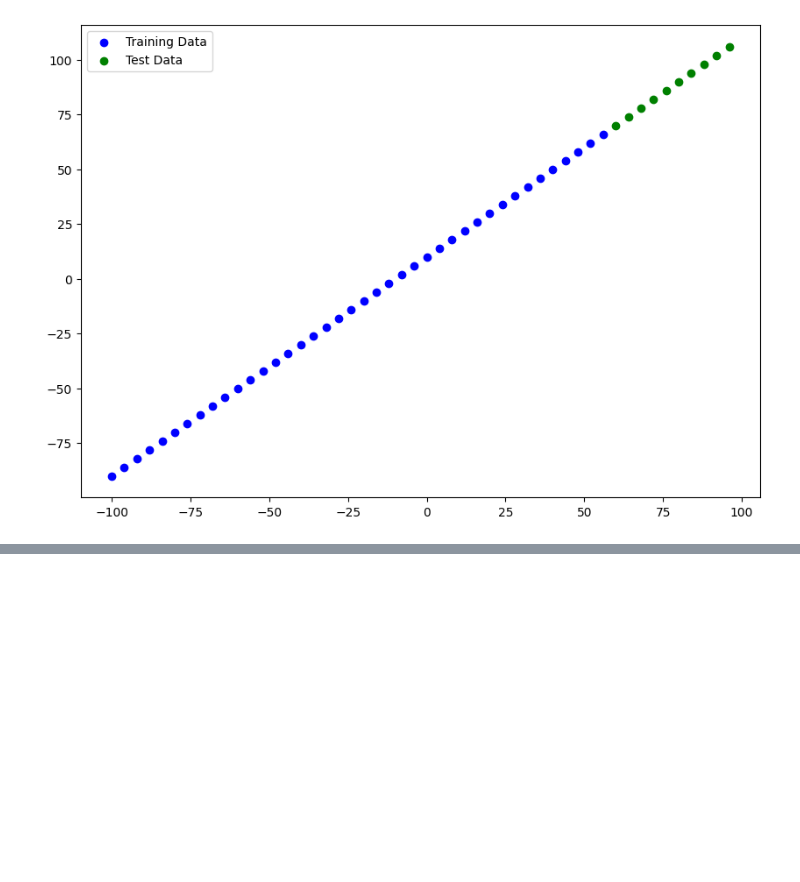
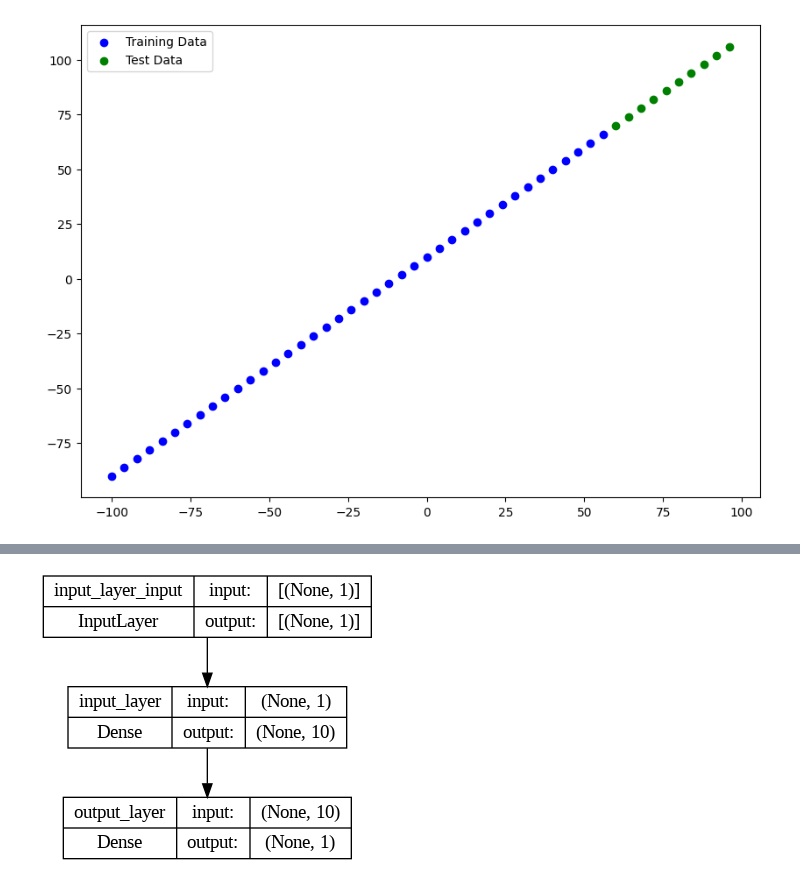
Before and after one commit to iamchenchu/Deep-Learnig-with-TensorFlow, a Jupyter notebook: 01_Neural_Network_Regression_in_TensorFlow.ipynb, the cells around one changed output, grey strips where cells are left out. Saved outputs shown, nothing was run; the diff lists cells and outputs as text; code cells hidden in the pictures; blank space fills up the shorter version.

```diff
--- a/01_Neural_Network_Regression_in_TensorFlow.ipynb
+++ b/01_Neural_Network_Regression_in_TensorFlow.ipynb
@@ -387,0 +441,18 @@ plt.legend() # Gives the labels within the graph
+# %%
+# Let's create a model which builds automatically by defining the input_shape argument in the first layer
+
+tf.random.set_seed(42)
+
+#1. Creating the model
+model = tf.keras.Sequential([
+    tf.keras.layers.Dense(10, input_shape=[1], name = "input_layer"),
+    tf.keras.layers.Dense(1, name = "output_layer")
+],name ="CHENCHU_MODEL")
+
+#2 compile the model
+
+model.compile(loss = "mae",
+              optimizer = tf.keras.optimizers.SGD(),
+              metrics = ["mae"])
+
+#3 Fit the model
@@ -387,0 +487,4 @@ plt.legend() # Gives the labels within the graph
+# %%
+#Let's fit our model to the training the data
+
+model.fit(X_train, y_train, epochs = 100, verbose=0) # Verbosity mode  0 = Silent 1= progress bar 2 = one line per epoch
@@ -387,0 +510,8 @@ plt.legend() # Gives the labels within the graph
+# %%
+# We can also visualize the data using the plot_model from utils
+
+from tensorflow.keras.utils import plot_model
+
+plot_model(model=model, show_shapes=True)
+# %% [output]
+[figure, added]
```
Also changed, not shown: parts of 9 cells of this notebook.
